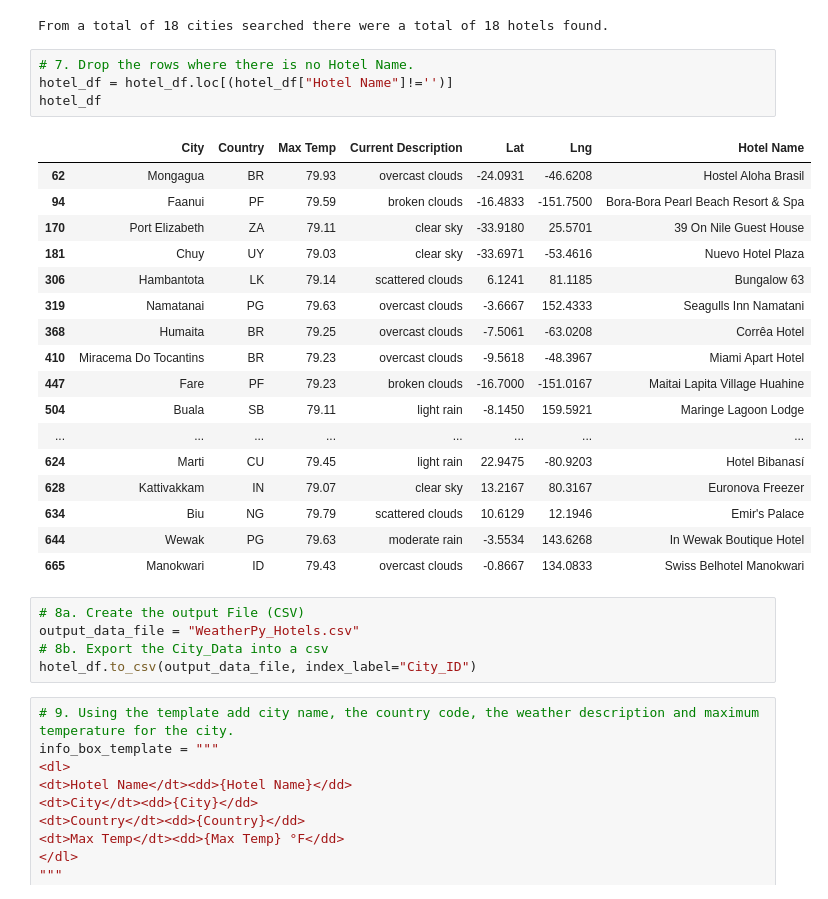
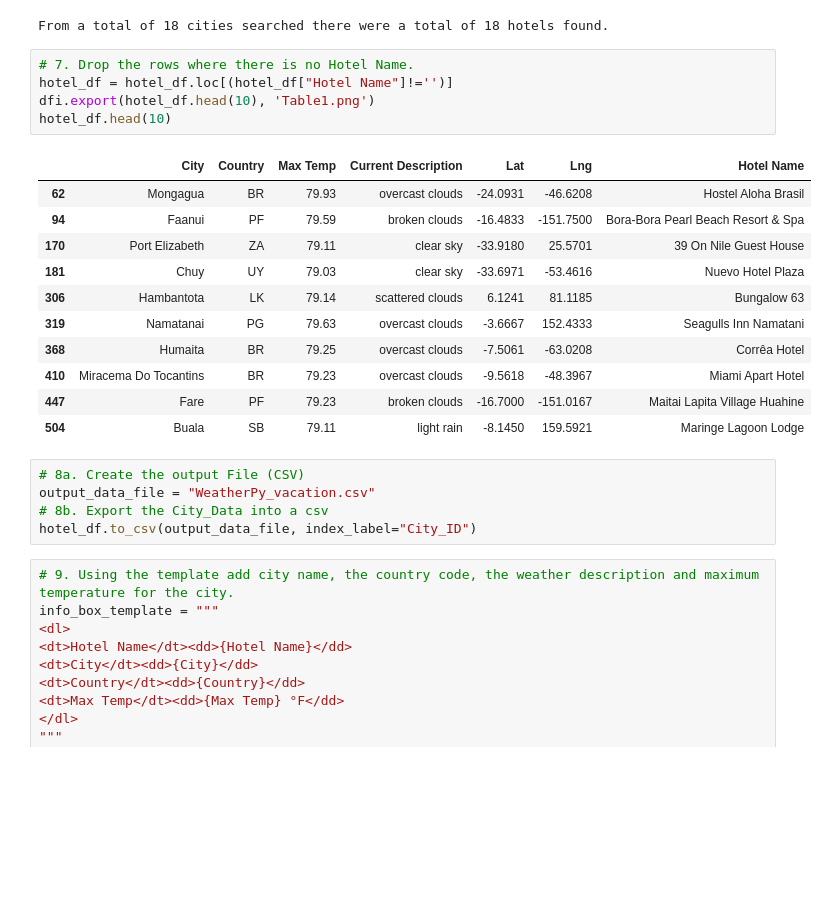
Before and after one commit to GregoryBWilson/World_Weather_Analysis, a Jupyter notebook: Vacation_Search/Vacation_Search.ipynb, the cells around one changed output. Saved outputs shown, nothing was run; the diff lists cells and outputs as text; blank space fills up the shorter version.

```diff
--- a/Vacation_Search/Vacation_Search.ipynb
+++ b/Vacation_Search/Vacation_Search.ipynb
@@ -157,28 +158,23 @@ From a total of 18 cities searched there were a total of 18 hotels found.
 # %%
 # 7. Drop the rows where there is no Hotel Name.
 hotel_df = hotel_df.loc[(hotel_df["Hotel Name"]!='')]
-hotel_df
+dfi.export(hotel_df.head(10), 'Table1.png')
+hotel_df.head(10)
 # %% [output]
 |  | City | Country | Max Temp | Current Description | Lat | Lng | Hotel Name |
 | 62 | Mongagua | BR | 79.93 | overcast clouds | -24.0931 | -46.6208 | Hostel Aloha Brasil |
 | 94 | Faanui | PF | 79.59 | broken clouds | -16.4833 | -151.7500 | Bora-Bora Pearl Beach Resort & Spa |
 | 170 | Port Elizabeth | ZA | 79.11 | clear sky | -33.9180 | 25.5701 | 39 On Nile Guest House |
 | 181 | Chuy | UY | 79.03 | clear sky | -33.6971 | -53.4616 | Nuevo Hotel Plaza |
 | 306 | Hambantota | LK | 79.14 | scattered clouds | 6.1241 | 81.1185 | Bungalow 63 |
 | 319 | Namatanai | PG | 79.63 | overcast clouds | -3.6667 | 152.4333 | Seagulls Inn Namatani |
 | 368 | Humaita | BR | 79.25 | overcast clouds | -7.5061 | -63.0208 | Corrêa Hotel |
 | 410 | Miracema Do Tocantins | BR | 79.23 | overcast clouds | -9.5618 | -48.3967 | Miami Apart Hotel |
 | 447 | Fare | PF | 79.23 | broken clouds | -16.7000 | -151.0167 | Maitai Lapita Village Huahine |
 | 504 | Buala | SB | 79.11 | light rain | -8.1450 | 159.5921 | Maringe Lagoon Lodge |
-| ... | ... | ... | ... | ... | ... | ... | ... |
-| 624 | Marti | CU | 79.45 | light rain | 22.9475 | -80.9203 | Hotel Bibanasí |
-| 628 | Kattivakkam | IN | 79.07 | clear sky | 13.2167 | 80.3167 | Euronova Freezer |
-| 634 | Biu | NG | 79.79 | scattered clouds | 10.6129 | 12.1946 | Emir's Palace |
-| 644 | Wewak | PG | 79.63 | moderate rain | -3.5534 | 143.6268 | In Wewak Boutique Hotel |
-| 665 | Manokwari | ID | 79.43 | overcast clouds | -0.8667 | 134.0833 | Swiss Belhotel Manokwari |
 # %%
 # 8a. Create the output File (CSV)
-output_data_file = "WeatherPy_Hotels.csv"
+output_data_file = "WeatherPy_vacation.csv"
 # 8b. Export the City_Data into a csv
 hotel_df.to_csv(output_data_file, index_label="City_ID")
 # %%
```
Also changed, not shown: parts of 1 cell of this notebook, 9 other files.
